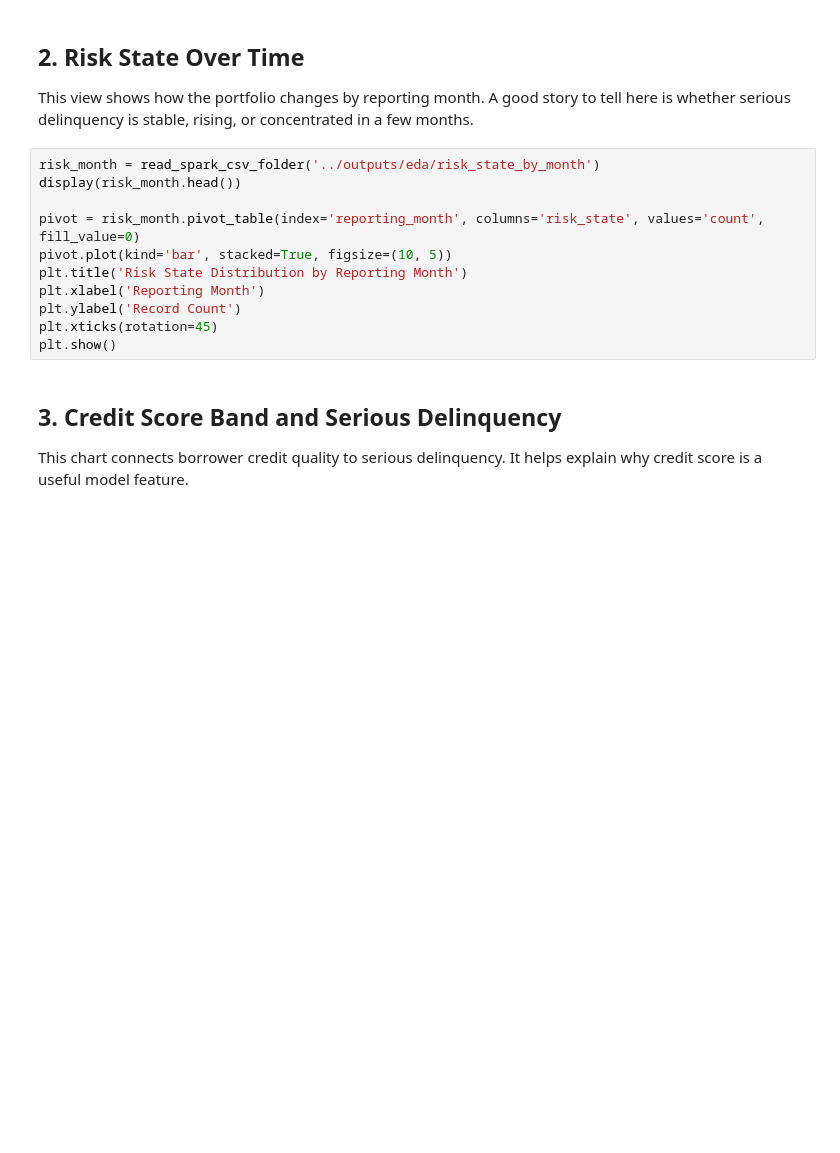
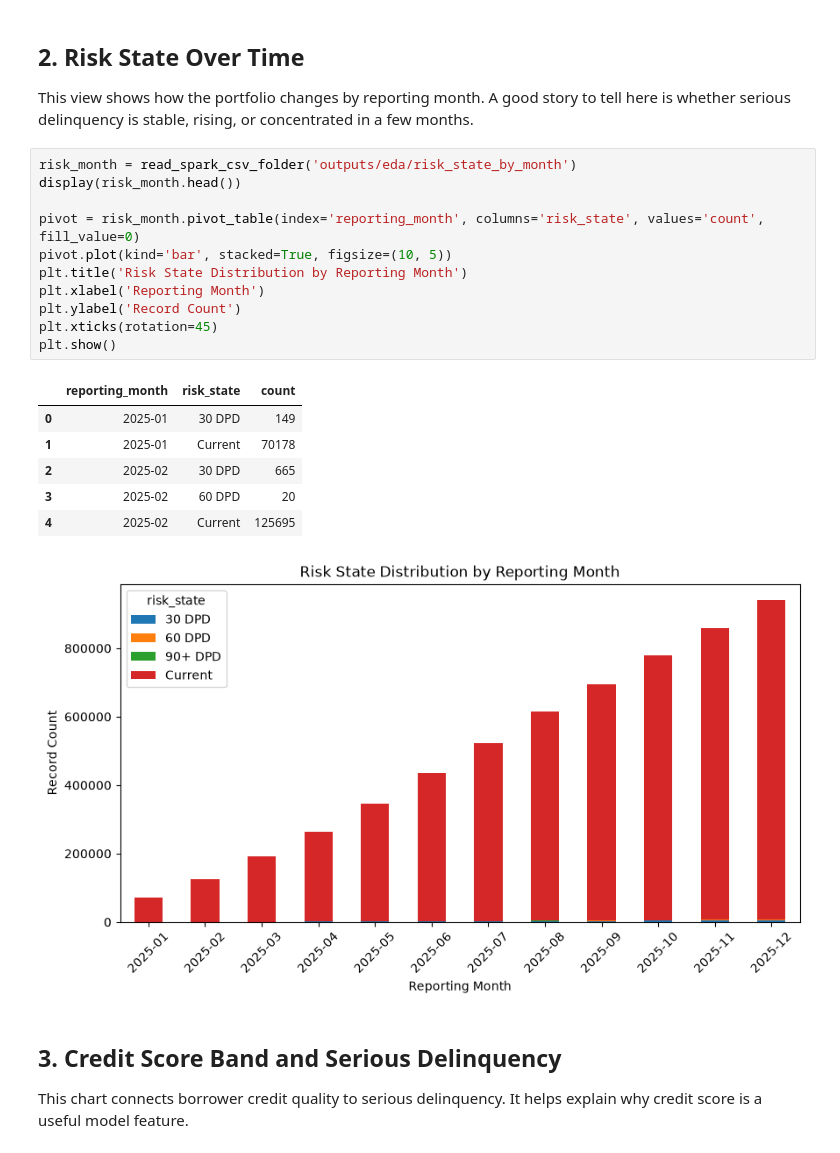
Before and after one commit to camoako119/credit_stress_testing, a Jupyter notebook: notebooks/exploratory_analysis.ipynb, the cells around one changed output. Drawn from its saved outputs; the diff is of its cells as text; blank space fills up the shorter version.

```diff
--- a/notebooks/exploratory_analysis.ipynb
+++ b/notebooks/exploratory_analysis.ipynb
@@ -129,16 +191,24 @@ plt.show()
 
 This view shows how the portfolio changes by reporting month. A good story to tell here is whether serious delinquency is stable, rising, or concentrated in a few months.
 # %%
-risk_month = read_spark_csv_folder('../outputs/eda/risk_state_by_month')
+risk_month = read_spark_csv_folder('outputs/eda/risk_state_by_month')
 display(risk_month.head())
 
 pivot = risk_month.pivot_table(index='reporting_month', columns='risk_state', values='count', fill_value=0)
 pivot.plot(kind='bar', stacked=True, figsize=(10, 5))
 plt.title('Risk State Distribution by Reporting Month')
 plt.xlabel('Reporting Month')
 plt.ylabel('Record Count')
 plt.xticks(rotation=45)
 plt.show()
+# %% [output]
+|  | reporting_month | risk_state | count |
+| 0 | 2025-01 | 30 DPD | 149 |
+| 1 | 2025-01 | Current | 70178 |
+| 2 | 2025-02 | 30 DPD | 665 |
+| 3 | 2025-02 | 60 DPD | 20 |
+| 4 | 2025-02 | Current | 125695 |
+[figure, added]
 # %% [markdown]
 ## 3. Credit Score Band and Serious Delinquency
 
```
Also changed, not shown: parts of 9 cells of this notebook.
